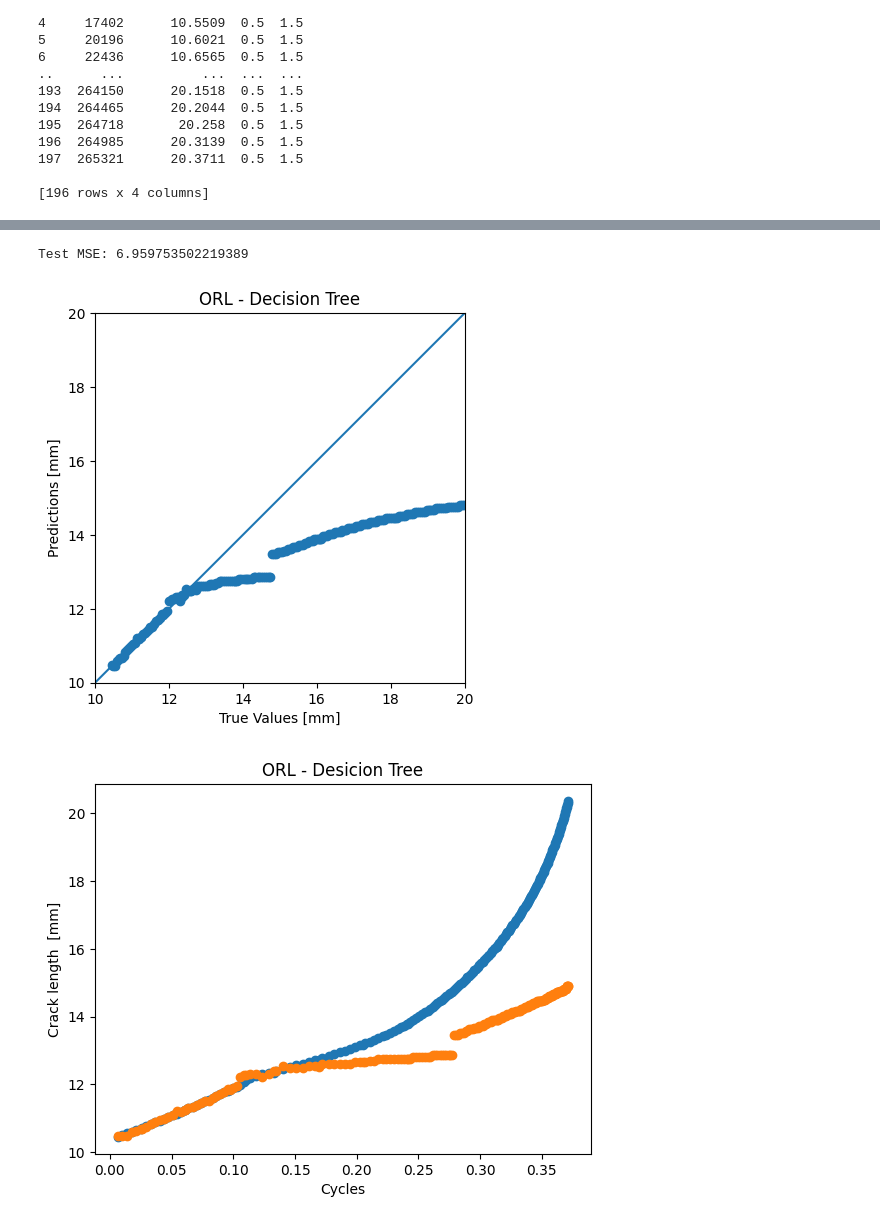
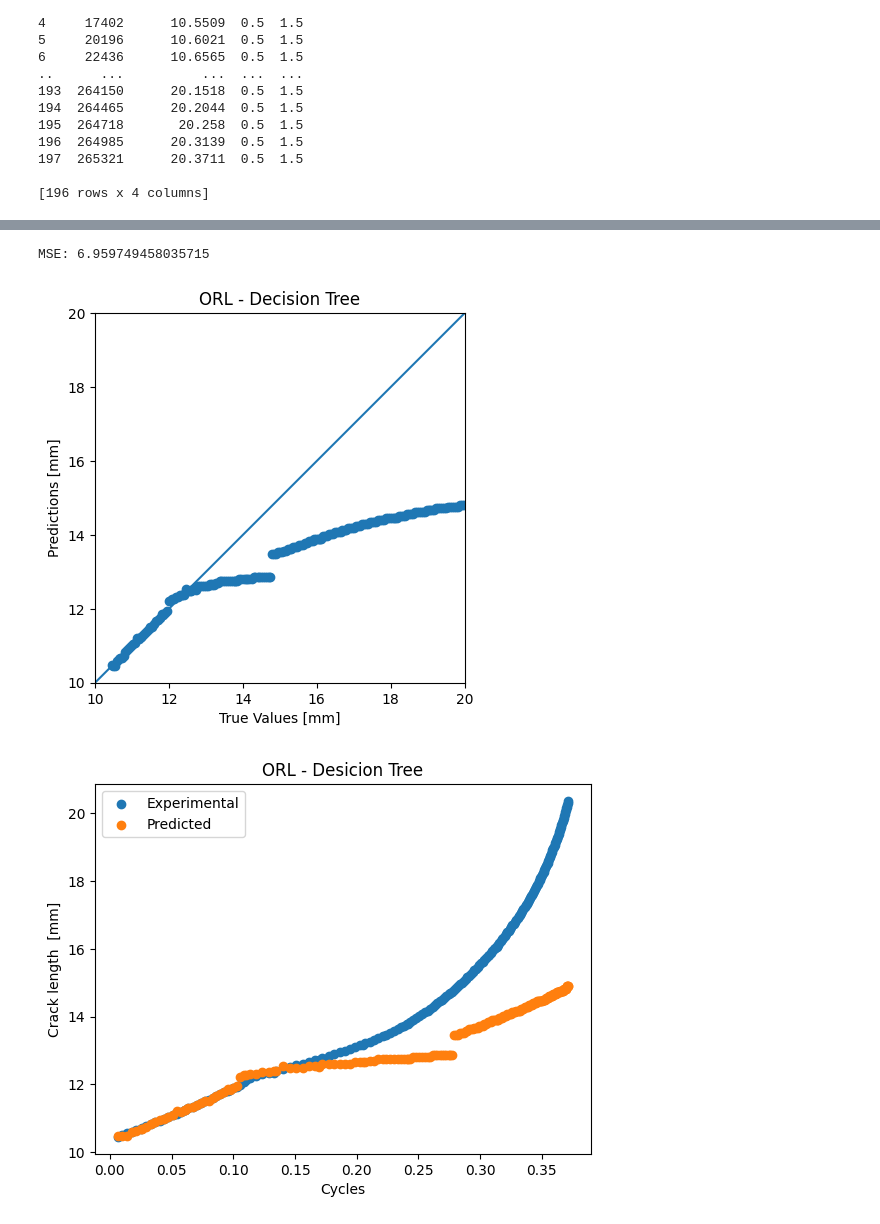
Before and after one commit to TNTU-124-System-analysis-research/qste340tm-modeling-of-fatigue-failure-after-single-overload, a Jupyter notebook: test.ipynb, the cells around one changed output, grey strips where cells are left out. Cells and saved outputs as stored; diff of their text form; code cells hidden in the pictures.

```diff
--- a/test.ipynb
+++ b/test.ipynb
@@ -378,37 +381,38 @@ Test MSE: 3.223217379438203
 # %%
 # Predict crack length vs. the number of cycles for ORL using Decision Tree
 
 # Train the model
 model2 = DecisionTreeRegressor(max_depth=12)
 
 model2.fit(X_train_scaled2, y_train2)
 
 # Predict and evaluate performance on test data
 y_pred = model2.predict(X_test2_scaled)
 mse2 = mean_squared_error(y_test2, y_pred)
-print(f'Test MSE: {mse2}')
+print(f'MSE: {mse2}')
 
 a = plt.axes(aspect='equal')
 plt.scatter(y_test2, y_pred)
 plt.xlabel('True Values [mm]')
 plt.ylabel('Predictions [mm]')
 lims = [10, 20]
 plt.xlim(lims)
 plt.ylim(lims)
 _ = plt.plot(lims, lims)
 plt.title('ORL - Decision Tree')
 plt.show()
 
-plt.scatter(X_test2_scaled[:,0], y_test2)
-plt.scatter(X_test2_scaled[:,0], y_pred)
+plt.scatter(X_test2_scaled[:,0], y_test2, label='Experimental')
+plt.scatter(X_test2_scaled[:,0], y_pred, label='Predicted')
 plt.ylabel('Crack length  [mm]')
 plt.xlabel("Cycles")
 plt.title('ORL - Desicion Tree')
+plt.legend()
 plt.show()
 # %% [output]
-Test MSE: 6.959753502219389
+MSE: 6.959749458035715
-[figure, old version]
+[figure, new version]
-[figure, old version]
+[figure, new version]
 # %%
 # Predict crack length vs. the number of cycles for CA using Support Vector Machine
 
```
Also changed, not shown: parts of 5 cells of this notebook.
